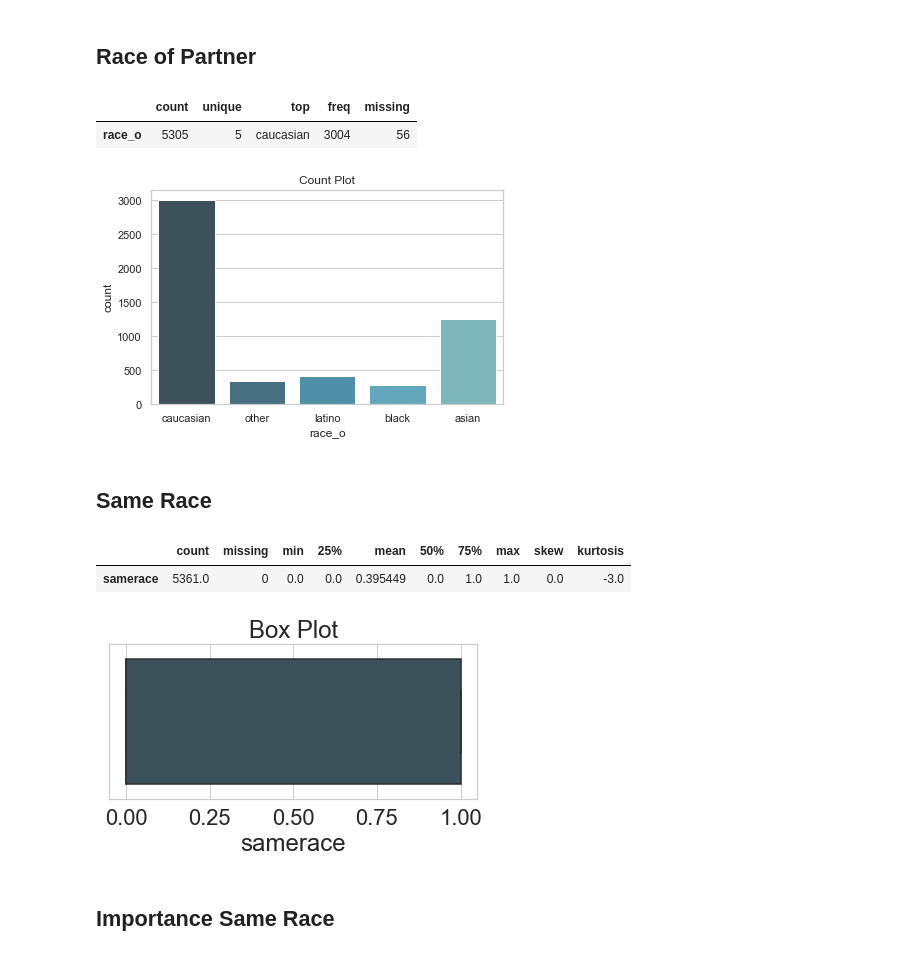
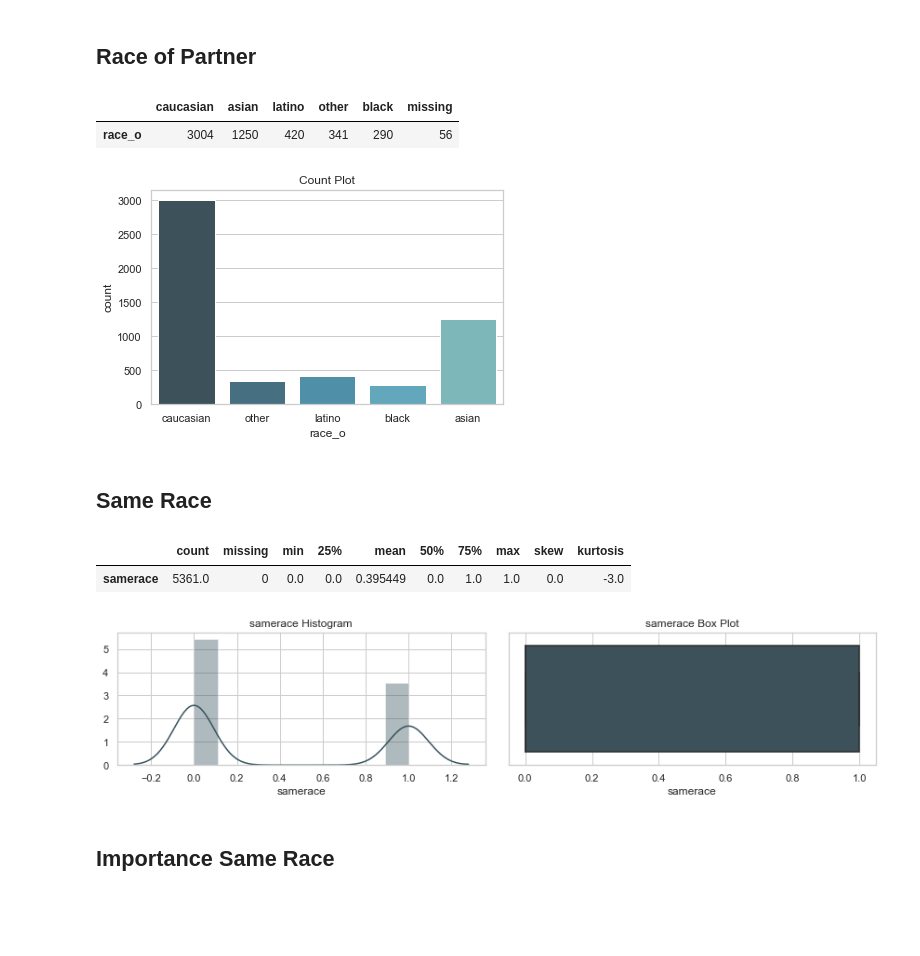
Before and after one commit to DecisionScients/Predictive-Dating, a Jupyter notebook: notebooks/3.1 Univariate EDA.ipynb, the cells around one changed output. Cells and saved outputs as stored; diff of their text form; code cells hidden in the pictures; blank space fills up the shorter version.

```diff
--- a/notebooks/3.1 Univariate EDA.ipynb
+++ b/notebooks/3.1 Univariate EDA.ipynb
@@ -94,21 +97,21 @@ d
 # %% [markdown]
 ## Race of Partner
 # %%
-d, v = analysis.univariate(df[['race_o']])
+d, v = univariate.analysis(df[['race_o']])
 d
 # %% [output]
-|  | count | unique | top | freq | missing |
-| race_o | 5305 | 5 | caucasian | 3004 | 56 |
+|  | caucasian | asian | latino | other | black | missing |
+| race_o | 3004 | 1250 | 420 | 341 | 290 | 56 |
 [figure]
 # %% [markdown]
 ## Same Race
 # %%
-d, v = analysis.univariate(df[['samerace']])
+d, v = univariate.analysis(df[['samerace']])
 d
 # %% [output]
 |  | count | missing | min | 25% | mean | 50% | 75% | max | skew | kurtosis |
 | samerace | 5361.0 | 0 | 0.0 | 0.0 | 0.395449 | 0.0 | 1.0 | 1.0 | 0.0 | -3.0 |
-[figure, old version]
+[figure, new version]
 # %% [markdown]
 ## Importance Same Race
 # %%
```
Also changed, not shown: parts of 46 cells of this notebook, 6 other files.
